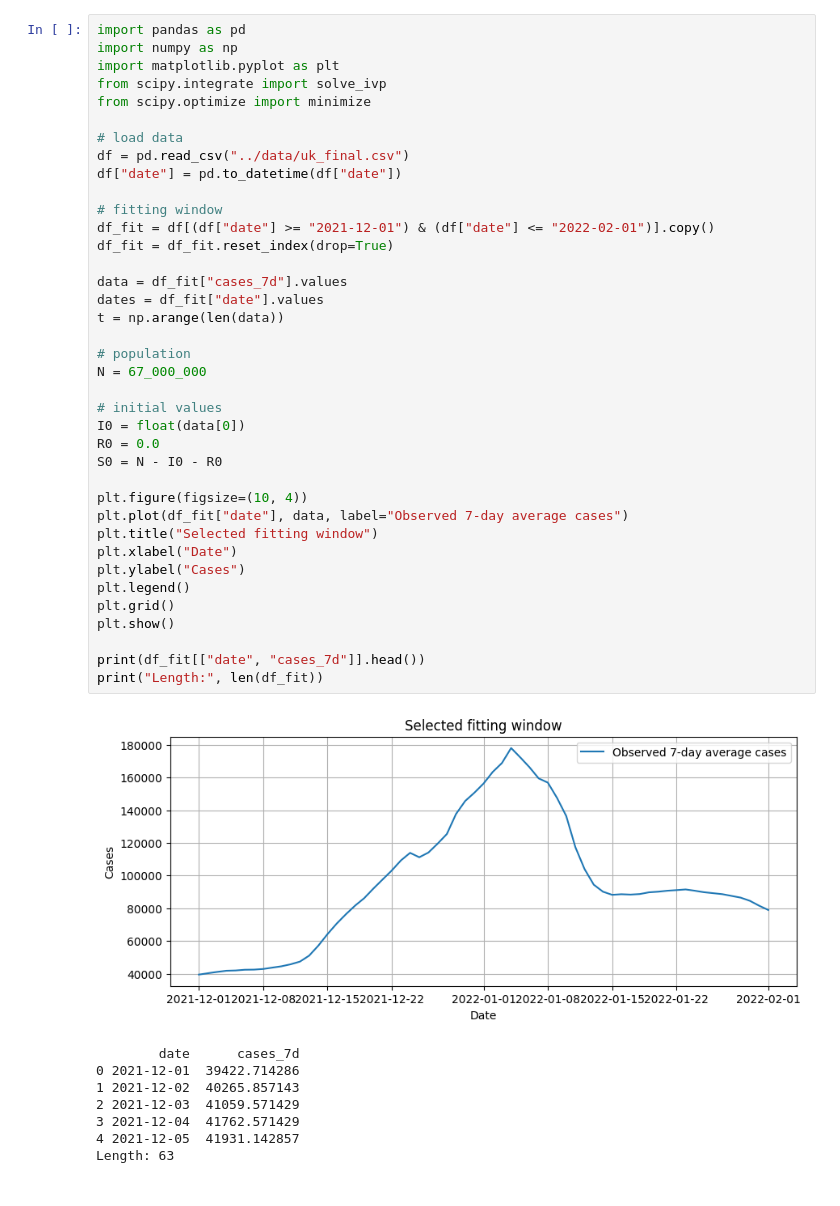
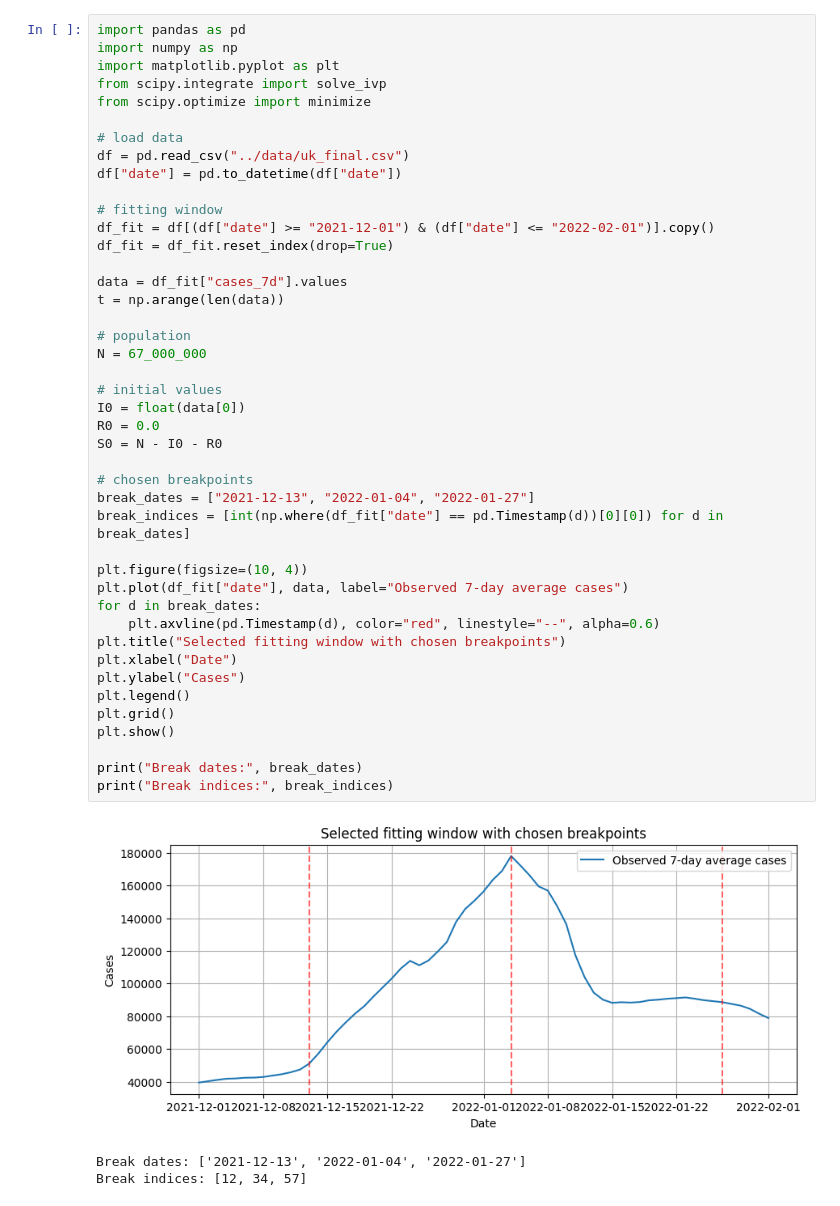
Before and after one commit to SequorIkkyu/covid-m4r, a Jupyter notebook: notebooks/sir_beta_depend_uk1.ipynb, the cells around one changed output. Cells and saved outputs as stored; diff of their text form.

```diff
--- a/notebooks/sir_beta_depend_uk1.ipynb
+++ b/notebooks/sir_beta_depend_uk1.ipynb
@@ -6,43 +6,43 @@ from scipy.integrate import solve_ivp
 from scipy.optimize import minimize
 
 # load data
 df = pd.read_csv("../data/uk_final.csv")
 df["date"] = pd.to_datetime(df["date"])
 
 # fitting window
 df_fit = df[(df["date"] >= "2021-12-01") & (df["date"] <= "2022-02-01")].copy()
 df_fit = df_fit.reset_index(drop=True)
 
 data = df_fit["cases_7d"].values
-dates = df_fit["date"].values
 t = np.arange(len(data))
 
 # population
 N = 67_000_000
 
 # initial values
 I0 = float(data[0])
 R0 = 0.0
 S0 = N - I0 - R0
 
+# chosen breakpoints
+break_dates = ["2021-12-13", "2022-01-04", "2022-01-27"]
+break_indices = [int(np.where(df_fit["date"] == pd.Timestamp(d))[0][0]) for d in break_dates]
+
 plt.figure(figsize=(10, 4))
 plt.plot(df_fit["date"], data, label="Observed 7-day average cases")
-plt.title("Selected fitting window")
+for d in break_dates:
+    plt.axvline(pd.Timestamp(d), color="red", linestyle="--", alpha=0.6)
+plt.title("Selected fitting window with chosen breakpoints")
 plt.xlabel("Date")
 plt.ylabel("Cases")
 plt.legend()
 plt.grid()
 plt.show()
 
-print(df_fit[["date", "cases_7d"]].head())
-print("Length:", len(df_fit))
+print("Break dates:", break_dates)
+print("Break indices:", break_indices)
 # %% [output]
-[figure, old version]
+[figure, new version]
-        date      cases_7d
-0 2021-12-01  39422.714286
-1 2021-12-02  40265.857143
-2 2021-12-03  41059.571429
-3 2021-12-04  41762.571429
-4 2021-12-05  41931.142857
-Length: 63
+Break dates: ['2021-12-13', '2022-01-04', '2022-01-27']
+Break indices: [12, 34, 57]
 # %%
```
Also changed, not shown: parts of 2 cells of this notebook.
